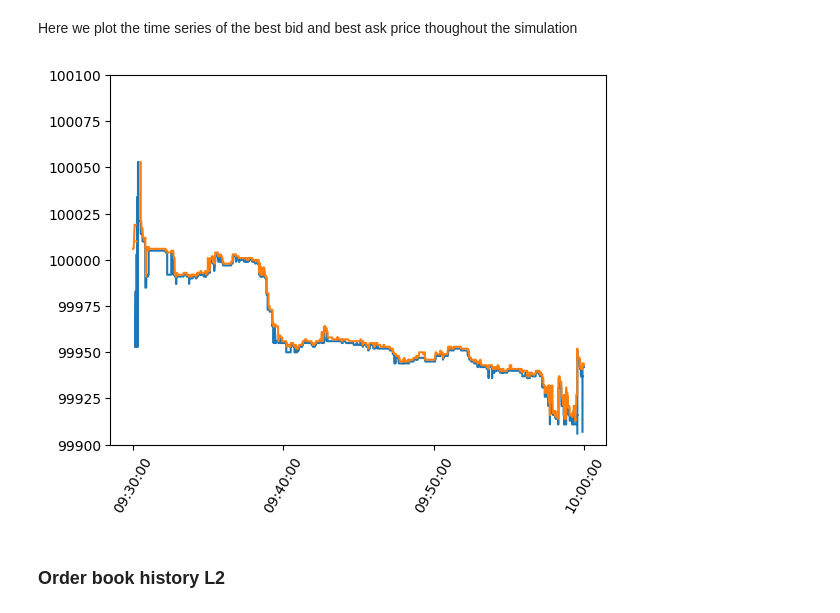
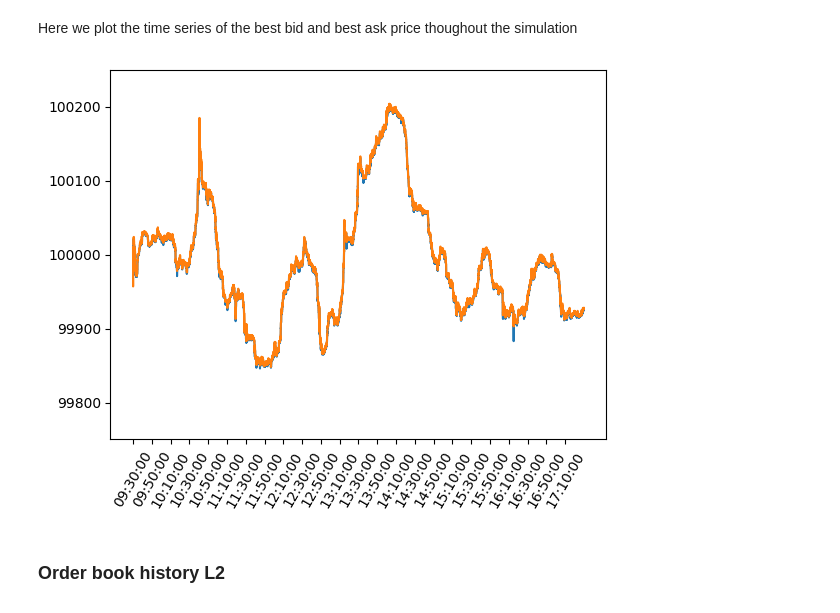
Before and after one commit to gitand/abides-polimi-public, a Jupyter notebook: notebooks/demo_ABIDES-Markets.ipynb, the cells around one changed output. Drawn from its saved outputs; the diff is of its cells as text; code cells hidden in the pictures.

```diff
--- a/notebooks/demo_ABIDES-Markets.ipynb
+++ b/notebooks/demo_ABIDES-Markets.ipynb
@@ -15,7 +15,7 @@ from abides_markets.configs import rmsc04
 Here we are generating/building a config from the config file rmsc04.
 The config object is a dictionary containing key elements like, start time, end time, agents to be used, latency and computation delay models.
 # %%
-config = rmsc04.build_config()
+config = rmsc05.build_config()
 # %%
 config.keys()
 # %% [output]
@@ -60,25 +65,25 @@ Here we plot the time series of the best bid and best ask price thoughout the si
 # %%
 best_bids = pd.DataFrame(L1["best_bids"],columns=["time","price","qty"])
 best_asks = pd.DataFrame(L1["best_asks"],columns=["time","price","qty"])
 
 ## All times are in ns from 1970, remove the date component to put them in ns from midnight
 best_bids["time"] = best_bids["time"].apply( lambda x: x - ns_date(x) )
 best_asks["time"] = best_asks["time"].apply( lambda x: x - ns_date(x) )
 
 plt.plot(best_bids.time,best_bids.price)
 plt.plot(best_asks.time,best_asks.price)
 
-band = 100
+band = 250
 plt.ylim(100_000-band,100_000+band)
 
 time_mesh = np.arange(
     str_to_ns("09:30:00"),
-    str_to_ns("10:10:00"),
-    1e9*60*10
+    str_to_ns("17:30:00"),
+    1e9*60*20
 )
 _=plt.xticks(time_mesh, [ fmt_ts(time).split(" ")[1] for time in time_mesh], rotation=60 )
 # %% [output]
-[figure, old version]
+[figure, new version]
 # %% [markdown]
 ### Order book history L2
 # %% [markdown]
```
Also changed, not shown: parts of 2 cells of this notebook, 12 other files.
